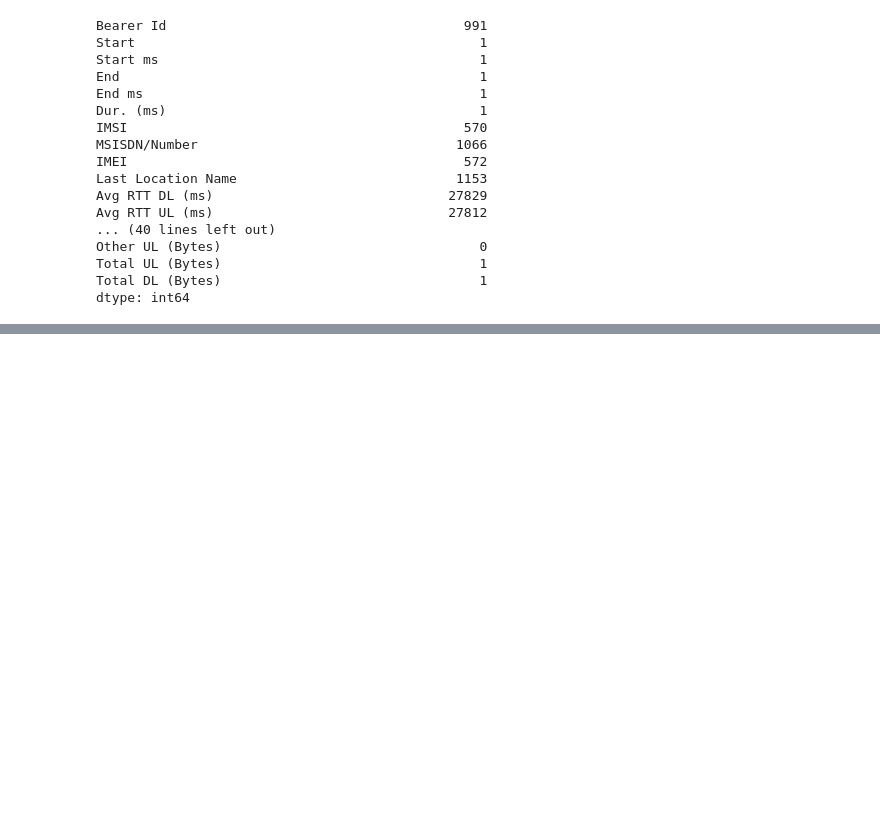
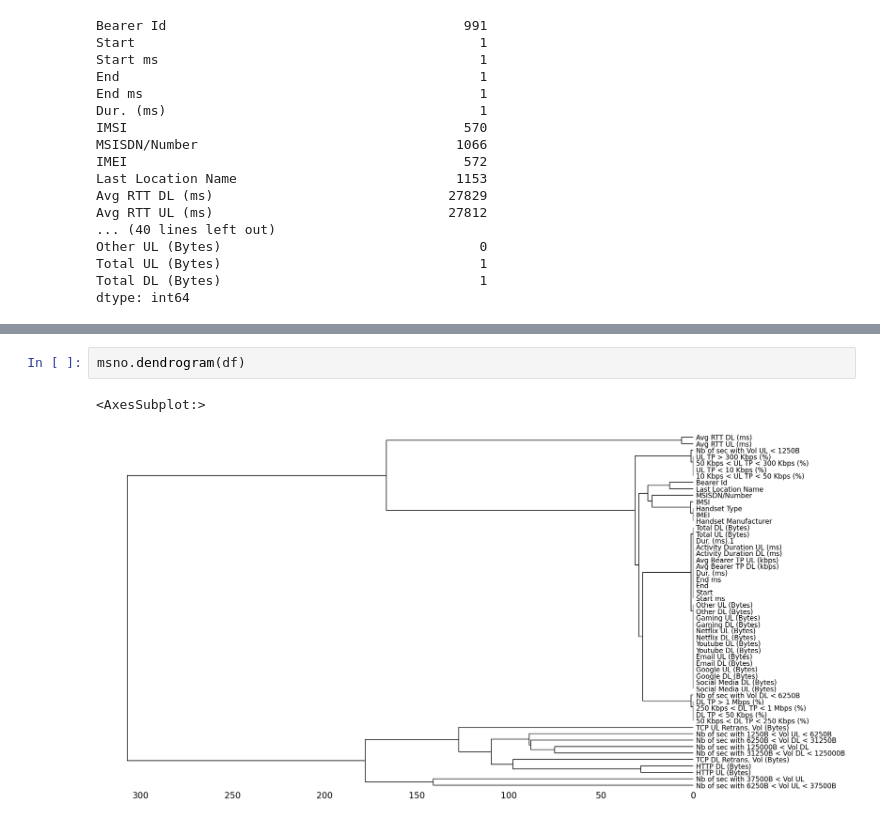
Before and after one commit to mekdes975/10telecom, a Jupyter notebook: notebooks/telecom.ipynb, the cells around one changed output, grey strips where cells are left out. Drawn from its saved outputs; the diff is of its cells as text; blank space fills up the shorter version.

```diff
--- a/notebooks/telecom.ipynb
+++ b/notebooks/telecom.ipynb
@@ -99,0 +167,5 @@ dtype: int64
+# %%
+msno.dendrogram(df)
+# %% [output]
+<AxesSubplot:>
+[figure, added]
```
Also changed, not shown: parts of 20 cells of this notebook.
